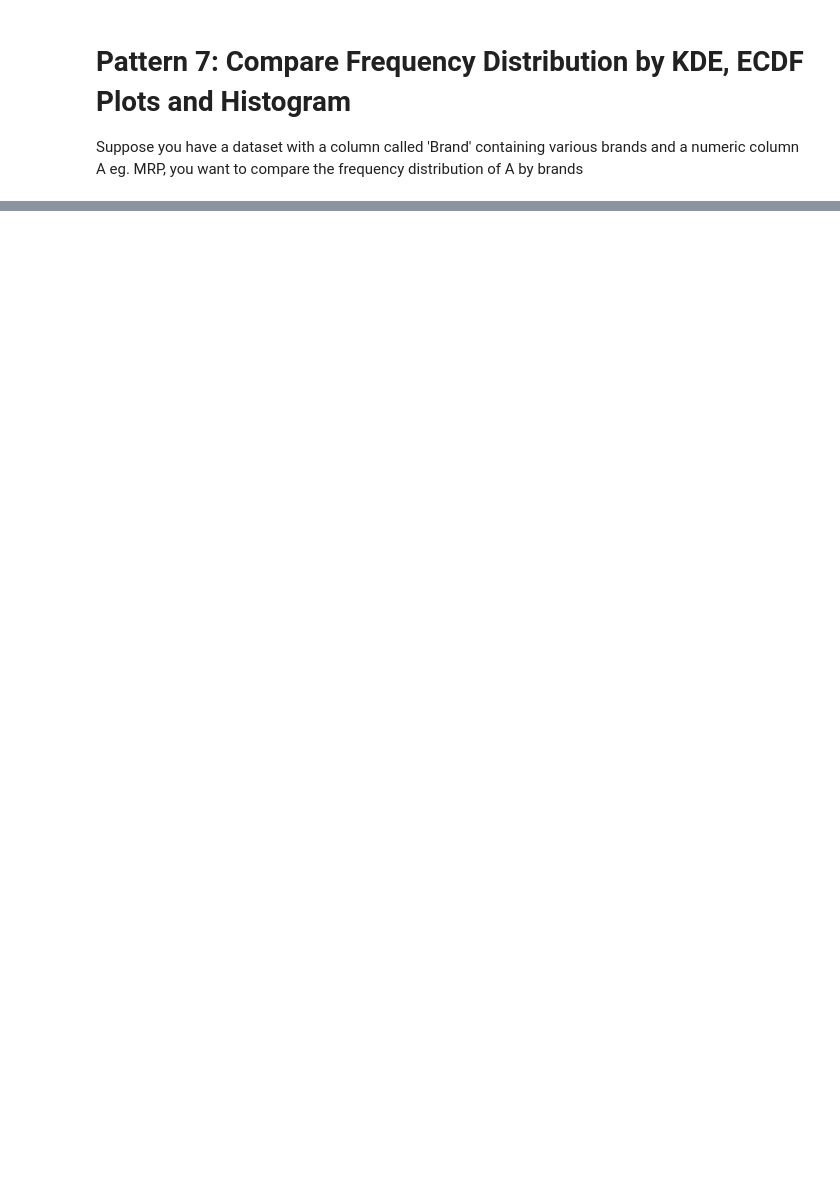
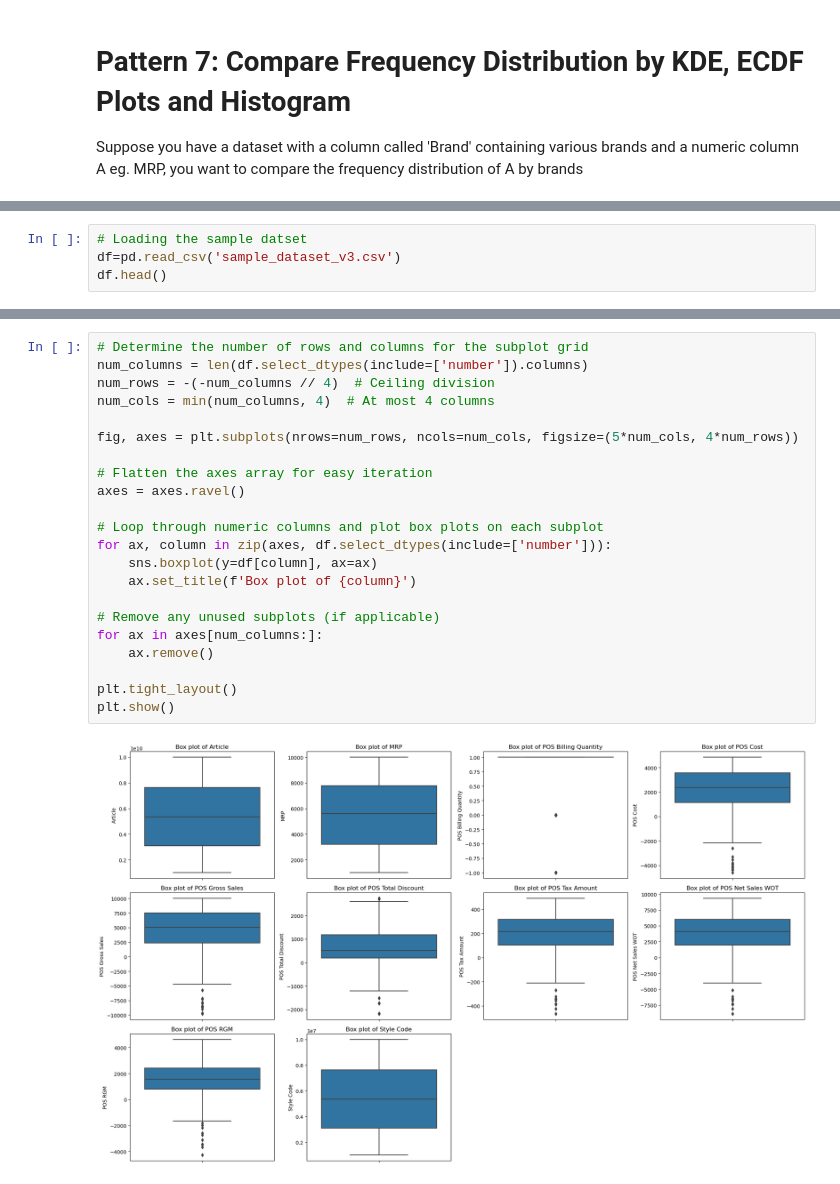
Before and after one commit to priyankconnect/MyProjects, a Jupyter notebook: Pandas_Cookbook/Pandas Cookbook.ipynb, the cells around one changed output, grey strips where cells are left out. Saved outputs shown, nothing was run; the diff lists cells and outputs as text; blank space fills up the shorter version.

```diff
--- a/Pandas_Cookbook/Pandas Cookbook.ipynb
+++ b/Pandas_Cookbook/Pandas Cookbook.ipynb
@@ -761,0 +766,4 @@ plt.show()
+# %%
+# Loading the sample datset
+df=pd.read_csv('sample_dataset_v3.csv')
+df.head()
@@ -761,0 +778,24 @@ plt.show()
+# %%
+# Determine the number of rows and columns for the subplot grid
+num_columns = len(df.select_dtypes(include=['number']).columns)
+num_rows = -(-num_columns // 4)  # Ceiling division
+num_cols = min(num_columns, 4)  # At most 4 columns
+
+fig, axes = plt.subplots(nrows=num_rows, ncols=num_cols, figsize=(5*num_cols, 4*num_rows))
+
+# Flatten the axes array for easy iteration
+axes = axes.ravel()
+
+# Loop through numeric columns and plot box plots on each subplot
+for ax, column in zip(axes, df.select_dtypes(include=['number'])):
+    sns.boxplot(y=df[column], ax=ax)
+    ax.set_title(f'Box plot of {column}')
+
+# Remove any unused subplots (if applicable)
+for ax in axes[num_columns:]:
+    ax.remove()
+
+plt.tight_layout()
+plt.show()
+# %% [output]
+[figure, added]
```
Also changed, not shown: parts of 16 cells of this notebook, 1 other file.
